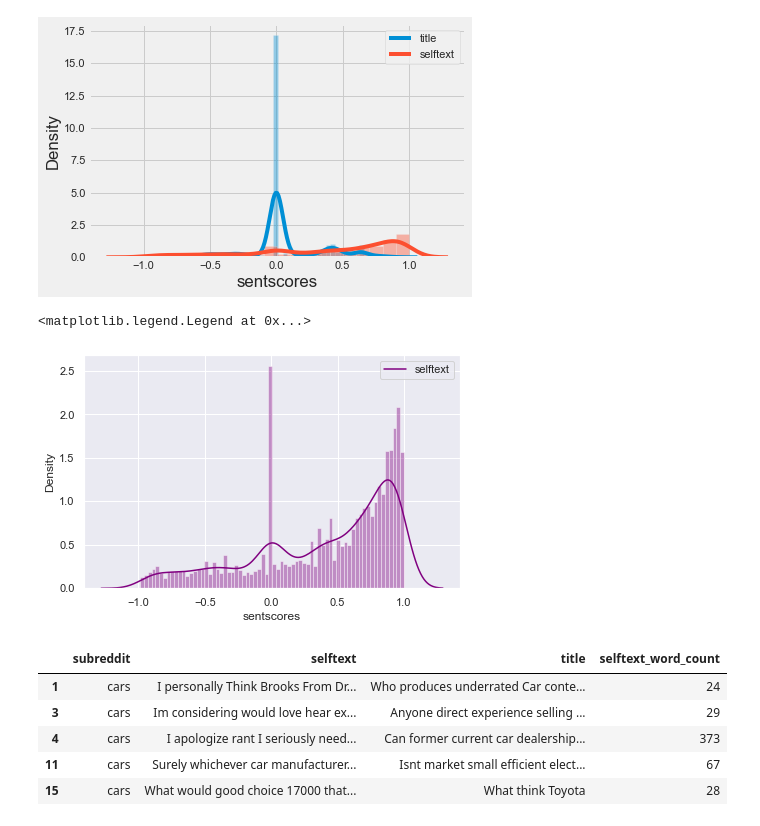
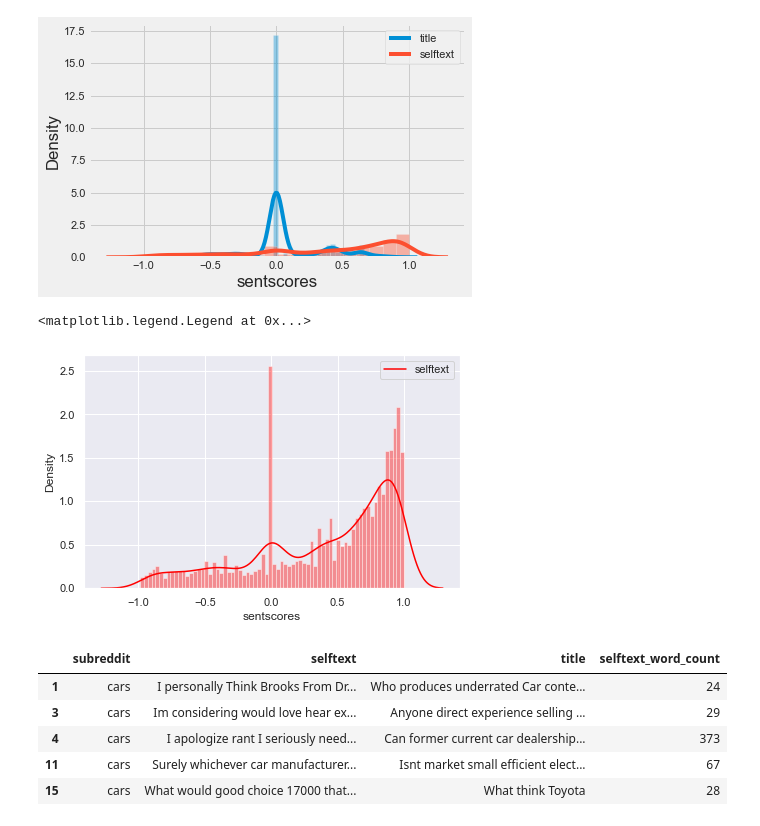
Before and after one commit to chendbox/Reddit_NLP, a Jupyter notebook: clean_processing.ipynb, the cells around one changed output. Cells and saved outputs as stored; diff of their text form; code cells hidden in the pictures.

```diff
--- a/clean_processing.ipynb
+++ b/clean_processing.ipynb
@@ -207,12 +205,12 @@ plt.legend(['title', 'selftext'])
 # %%
 plt.style.use('fivethirtyeight')
 sns.set_theme();
-sns.distplot(selftext_sentscores, bins=70, kde =True, color='purple')
+sns.distplot(selftext_sentscores, bins=70, kde =True, color='red')
 plt.xlabel('sentscores')
 plt.legend(['selftext'])
 # %% [output]
 <matplotlib.legend.Legend at 0x...>
-[figure, old version]
+[figure, new version]
 # %%
 df.head()
 # %% [output]
```
Also changed, not shown: parts of 28 cells of this notebook, 4 other files.
